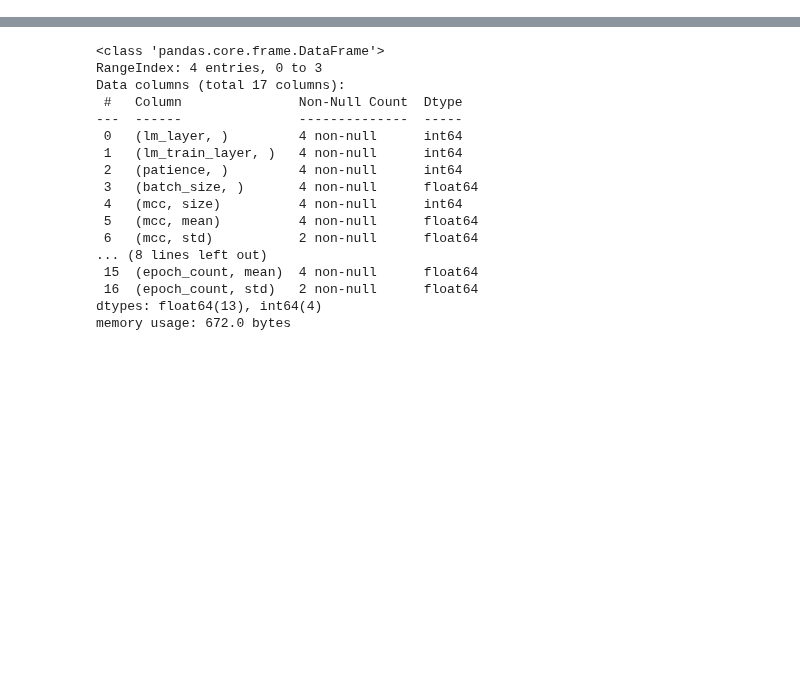
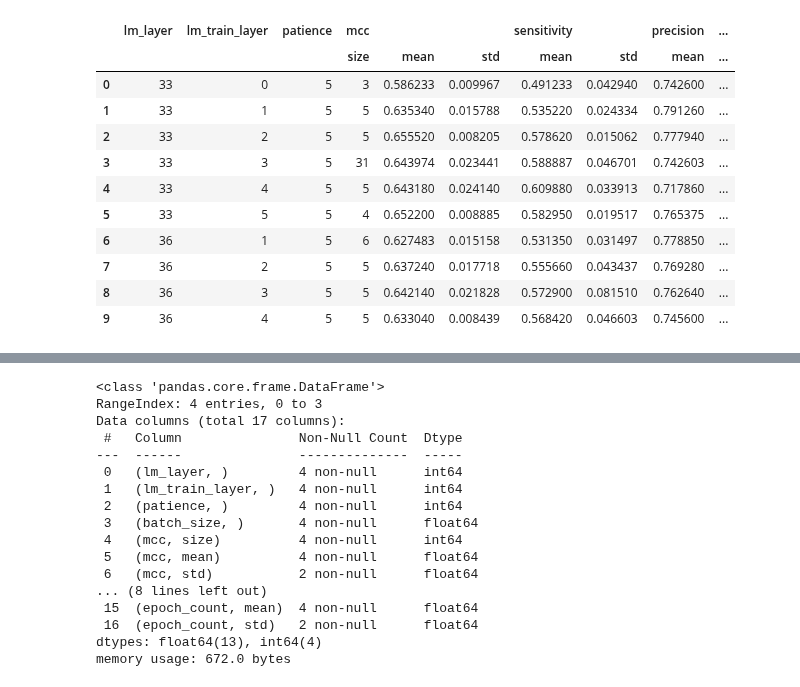
Before and after one commit to dlwocks31/atpbind, a Jupyter notebook: lmgearnet_pipeline.ipynb, the cells around one changed output, grey strips where cells are left out. Cells and saved outputs as stored; diff of their text form; code cells hidden in the pictures; blank space fills up the shorter version.

```diff
--- a/lmgearnet_pipeline.ipynb
+++ b/lmgearnet_pipeline.ipynb
@@ -24,3 +19,27 @@ df
+# %%
+df_stat = df.groupby(['lm_layer', 'lm_train_layer', 'patience']).agg({
+    'mcc': ['size', 'mean', 'std'],
+       'sensitivity': ['mean', 'std'],
+       'precision': ['mean', 'std'],
+       'valid_mcc': ['mean', 'std'],
+       'train_bce': ['mean', 'std'],
+       'epoch_count': ['mean', 'std']
+    }
+    ).reset_index()
+df_stat
+# %% [output]
+|  | lm_layer | lm_train_layer | patience | mcc |  |  | sensitivity |  | precision | ... |
+|  |  |  |  | size | mean | std | mean | std | mean | ... |
+| 0 | 33 | 0 | 5 | 3 | 0.586233 | 0.009967 | 0.491233 | 0.042940 | 0.742600 | ... |
+| 1 | 33 | 1 | 5 | 5 | 0.635340 | 0.015788 | 0.535220 | 0.024334 | 0.791260 | ... |
+| 2 | 33 | 2 | 5 | 5 | 0.655520 | 0.008205 | 0.578620 | 0.015062 | 0.777940 | ... |
+| 3 | 33 | 3 | 5 | 31 | 0.643974 | 0.023441 | 0.588887 | 0.046701 | 0.742603 | ... |
+| 4 | 33 | 4 | 5 | 5 | 0.643180 | 0.024140 | 0.609880 | 0.033913 | 0.717860 | ... |
+| 5 | 33 | 5 | 5 | 4 | 0.652200 | 0.008885 | 0.582950 | 0.019517 | 0.765375 | ... |
+| 6 | 36 | 1 | 5 | 6 | 0.627483 | 0.015158 | 0.531350 | 0.031497 | 0.778850 | ... |
+| 7 | 36 | 2 | 5 | 5 | 0.637240 | 0.017718 | 0.555660 | 0.043437 | 0.769280 | ... |
+| 8 | 36 | 3 | 5 | 5 | 0.642140 | 0.021828 | 0.572900 | 0.081510 | 0.762640 | ... |
+| 9 | 36 | 4 | 5 | 5 | 0.633040 | 0.008439 | 0.568420 | 0.046603 | 0.745600 | ... |
 # %%
 df_stat = df.groupby(['lm_layer', 'lm_train_layer', 'patience', 'batch_size']).agg({
     'mcc': ['size', 'mean', 'std'],
```
Also changed, not shown: parts of 2 cells of this notebook, 7 other files.
